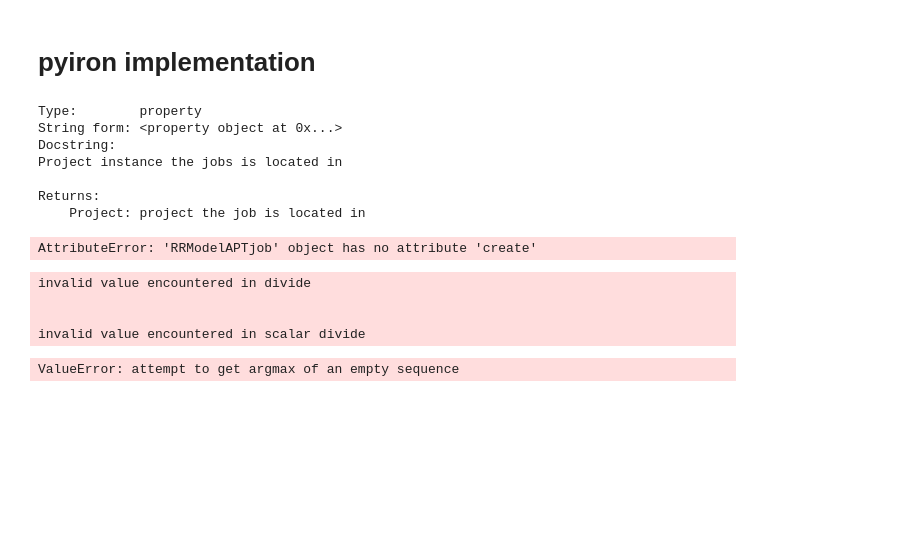
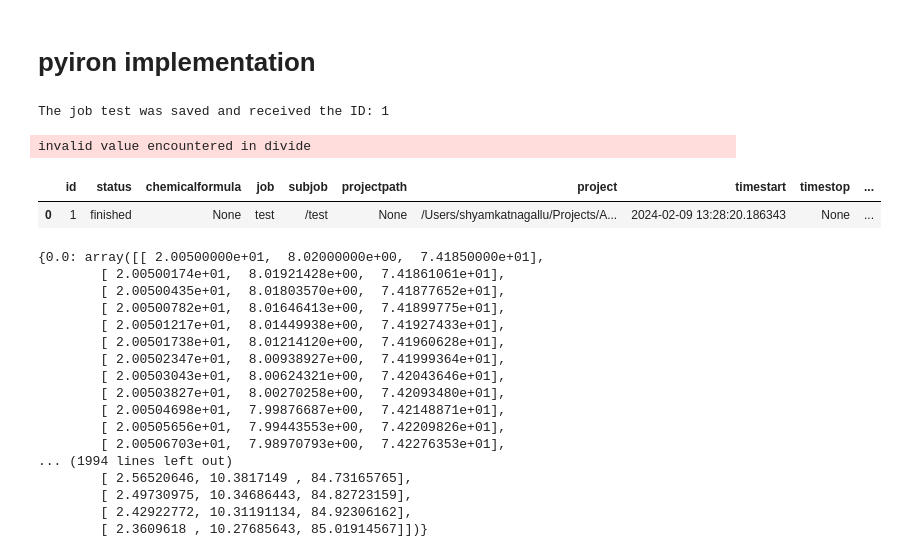
Before and after one commit to skatnagallu/APTrajectories, a Jupyter notebook: example.ipynb, the cells around one changed output. Drawn from its saved outputs; the diff is of its cells as text; code cells hidden in the pictures; blank space fills up the shorter version.

```diff
--- a/example.ipynb
+++ b/example.ipynb
@@ -55,25 +58,33 @@ test.input.num_atoms = 10
 # %%
-test.project?
+test.run()
 # %% [output]
-Type:        property
-String form: <property object at 0x...>
-Docstring:
-Project instance the jobs is located in
-
-Returns:
-    Project: project the job is located in
+The job test was saved and received the ID: 1
+invalid value encountered in divide
-# %%
-test.create
-# %% [output]
-AttributeError: 'RRModelAPTjob' object has no attribute 'create'
-# %%
-test.run_static()
-# %% [output]
-invalid value encountered in divide
-
-
-invalid value encountered in scalar divide
-ValueError: attempt to get argmax of an empty sequence
+# %%
+pr.job_table()
+# %% [output]
+|  | id | status | chemicalformula | job | subjob | projectpath | project | timestart | timestop | ... |
+| 0 | 1 | finished | None | test | /test | None | /Users/shyamkatnagallu/Projects/A... | 2024-02-09 13:28:20.186343 | None | ... |
+# %%
+test.output.evaporation_trajectories
+# %% [output]
+{0.0: array([[ 2.00500000e+01,  8.02000000e+00,  7.41850000e+01],
+        [ 2.00500174e+01,  8.01921428e+00,  7.41861061e+01],
+        [ 2.00500435e+01,  8.01803570e+00,  7.41877652e+01],
+        [ 2.00500782e+01,  8.01646413e+00,  7.41899775e+01],
+        [ 2.00501217e+01,  8.01449938e+00,  7.41927433e+01],
+        [ 2.00501738e+01,  8.01214120e+00,  7.41960628e+01],
+        [ 2.00502347e+01,  8.00938927e+00,  7.41999364e+01],
+        [ 2.00503043e+01,  8.00624321e+00,  7.42043646e+01],
+        [ 2.00503827e+01,  8.00270258e+00,  7.42093480e+01],
+        [ 2.00504698e+01,  7.99876687e+00,  7.42148871e+01],
+        [ 2.00505656e+01,  7.99443553e+00,  7.42209826e+01],
+        [ 2.00506703e+01,  7.98970793e+00,  7.42276353e+01],
+... (1994 lines left out)
+        [ 2.56520646, 10.3817149 , 84.73165765],
+        [ 2.49730975, 10.34686443, 84.82723159],
+        [ 2.42922772, 10.31191134, 84.92306162],
+        [ 2.3609618 , 10.27685643, 85.01914567]])}
 # %%
 from cProfile import Profile
 with Profile() as prof:
```
Also changed, not shown: parts of 12 cells of this notebook, 16 other files.
